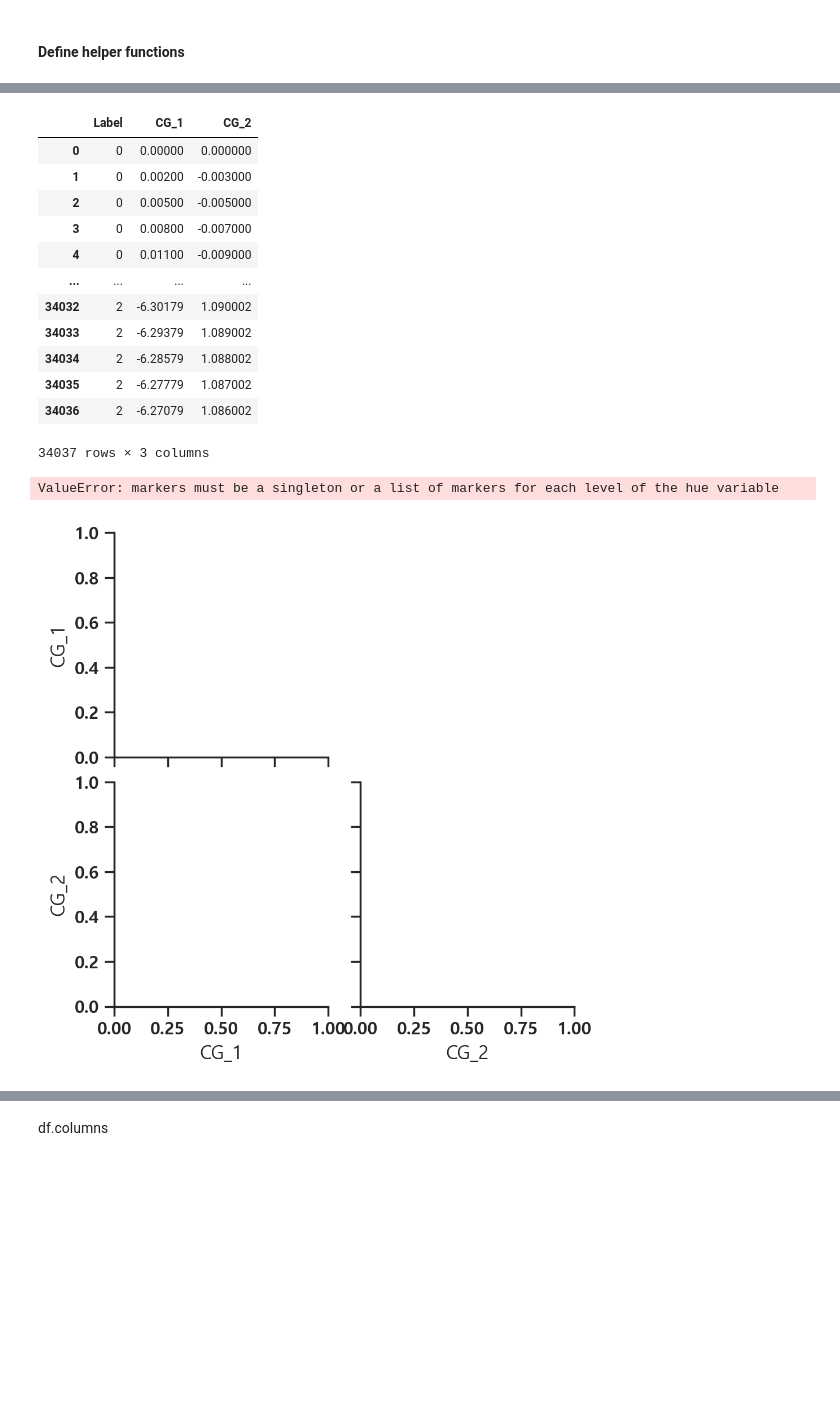
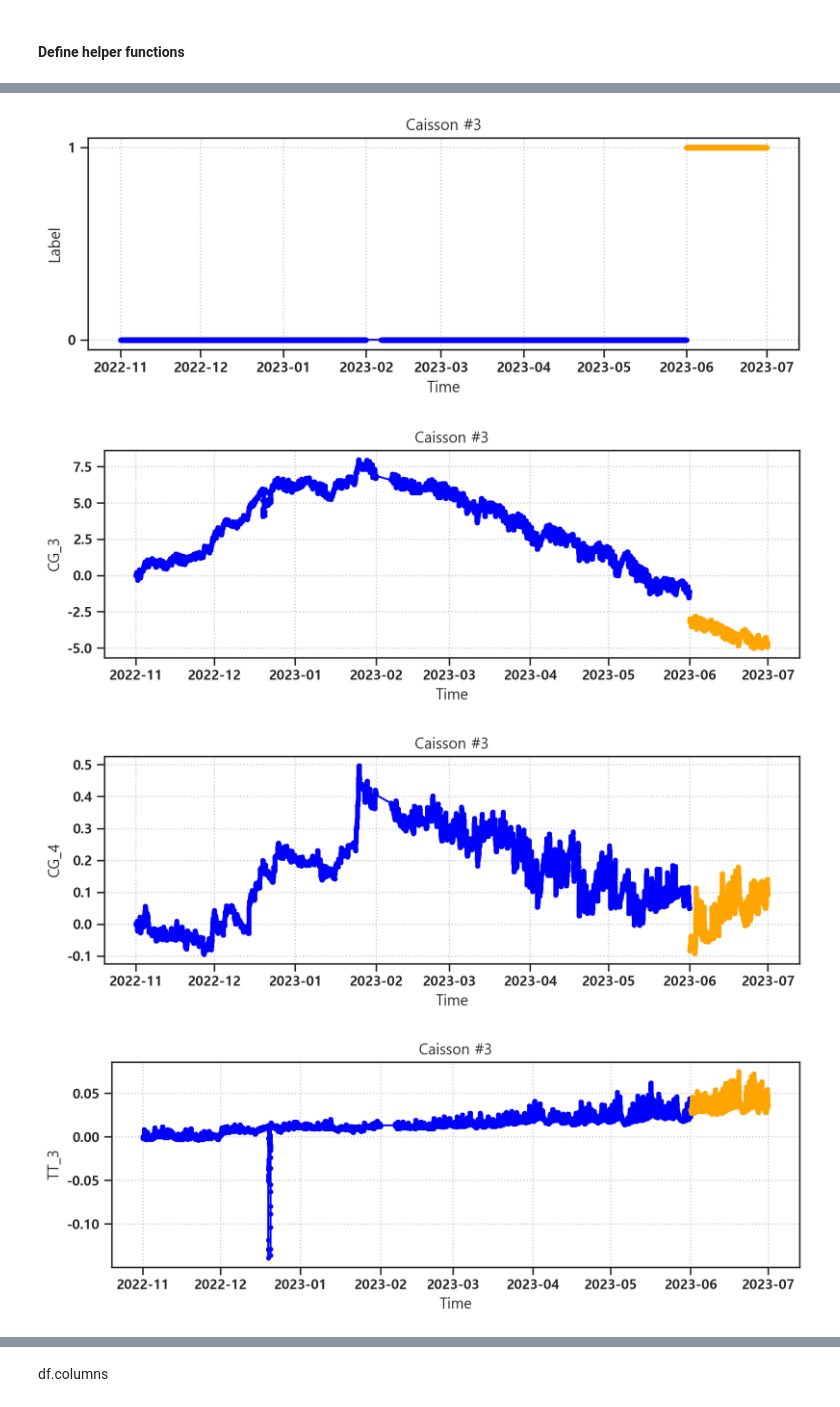
Before and after one commit to seungsab/Robust_Outlier_detection, a Jupyter notebook: 20230712_인천항_데이터_항만인프라/Step1_Expoloratory_Data_Analysis_Incheon_porTinfra.ipynb, the cells around one changed output, grey strips where cells are left out. Drawn from its saved outputs; the diff is of its cells as text; code cells hidden in the pictures; blank space fills up the shorter version.

```diff
--- a/20230712_인천항_데이터_항만인프라/Step1_Expoloratory_Data_Analysis_Incheon_porTinfra.ipynb
+++ b/20230712_인천항_데이터_항만인프라/Step1_Expoloratory_Data_Analysis_Incheon_porTinfra.ipynb
@@ -164,7 +164,6 @@ def show_scatter_plots_data(df, col_interest, df_interest = None):
                 index_interest += index_
         X = df[col_interest].loc[index_interest]
 
-    display(X)
     from matplotlib.colors import LinearSegmentedColormap
     cmap = LinearSegmentedColormap.from_list('blue-yellow', ['blue', 'red'])
 
@@ -193,23 +206,21 @@ show_lineplots_data(df_interest)
 # %%
-# Extract indices for normal & abnormals
-df_ind = find_indices_labels(df1)
+# Define structure of interest
+df_interest = df3
+
+# Plot label information
+plot_data_labels(df_interest)
+
+# Plot measurements over time
+show_lineplots_data(df_interest)
+
+# # Extract indices for normal & abnormals
+# df_ind = find_indices_labels(df_interest)
 
 # Plot scatterplots
-col_interest = ['Label', 'CG_1', 'CG_2']
-show_scatter_plots_data(df1, col_interest, df_interest = df_ind)
+col_interest = ['Label', 'CG_3', 'CG_4']
+show_scatter_plots_data(df_interest, col_interest, df_interest = find_indices_labels(df_interest))
 # %% [output]
-|  | Label | CG_1 | CG_2 |
-| 0 | 0 | 0.00000 | 0.000000 |
-| 1 | 0 | 0.00200 | -0.003000 |
-| 2 | 0 | 0.00500 | -0.005000 |
-| 3 | 0 | 0.00800 | -0.007000 |
-| 4 | 0 | 0.01100 | -0.009000 |
-| ... | ... | ... | ... |
-| 34032 | 2 | -6.30179 | 1.090002 |
-| 34033 | 2 | -6.29379 | 1.089002 |
-| 34034 | 2 | -6.28579 | 1.088002 |
-| 34035 | 2 | -6.27779 | 1.087002 |
-| 34036 | 2 | -6.27079 | 1.086002 |
-34037 rows × 3 columns
-ValueError: markers must be a singleton or a list of markers for each level of the hue variable
-[figure, old version]
+[figure, new version]
+[figure, added]
+[figure, added]
+[figure, added]
```
Also changed, not shown: parts of 2 cells of this notebook, 25 other files.
